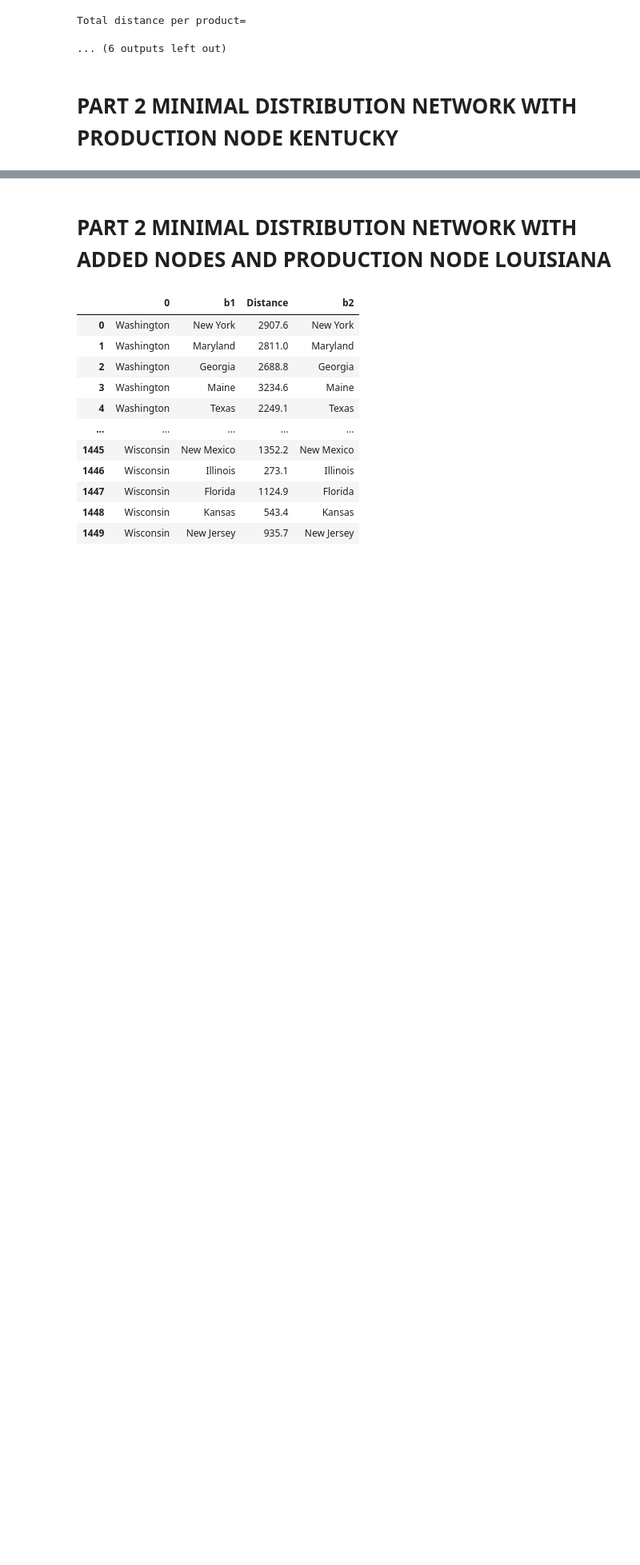
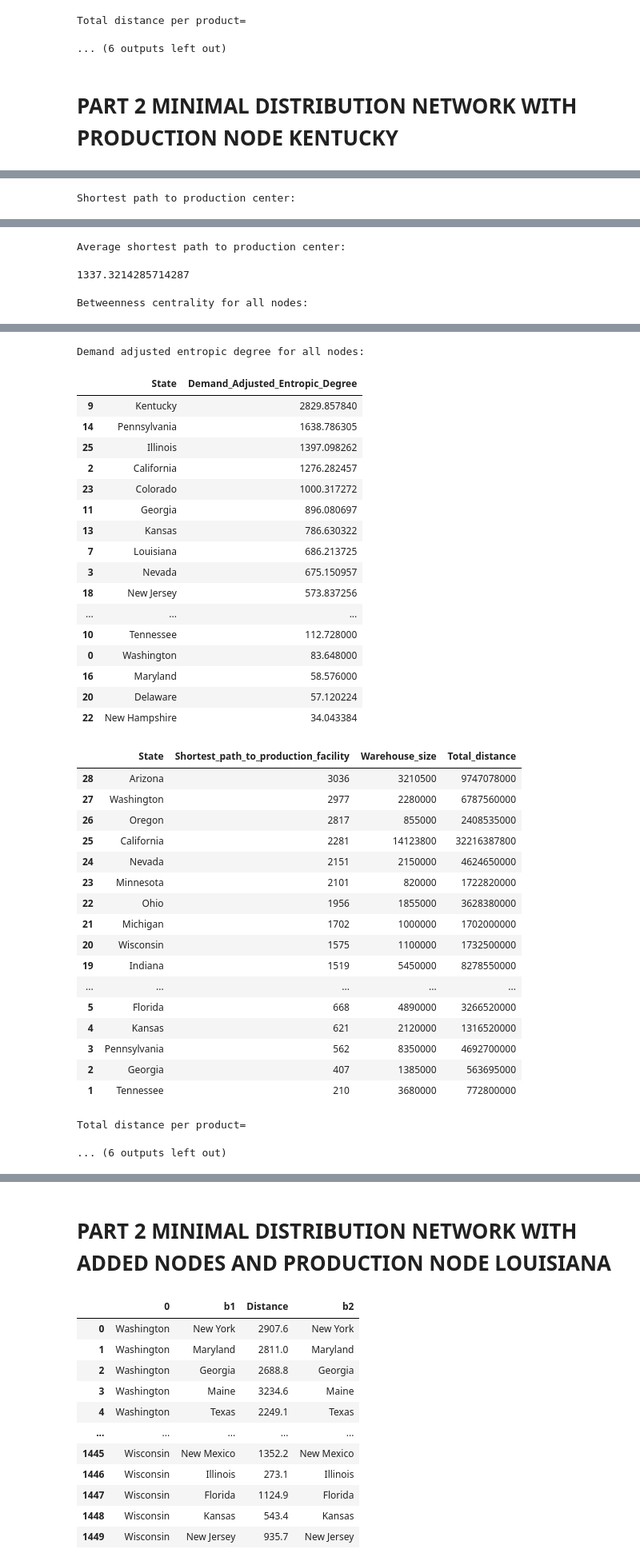
Before and after one commit to kelvinengee/network, a Jupyter notebook: Mississippi.ipynb, the cells around one changed output, grey strips where cells are left out. Shown at 80% size. Cells and saved outputs as stored; diff of their text form; code cells hidden in the pictures; blank space fills up the shorter version.

```diff
--- a/Mississippi.ipynb
+++ b/Mississippi.ipynb
@@ -514,6 +491,5 @@ directed
 # %%
 Mississippi_Graph.nodes["Kentucky"]["warehouse size"] = 50000000
 Mississippi_Graph.nodes["Louisiana"]["warehouse size"] = 5145000
-Directed_Graph= nx.from_pandas_edgelist(directed, 0, 'b', edge_attr='Distance', create_using= nx.DiGraph())
-print(Directed_Graph)
+metrics_graph(graph=a,graph2=a,weight='Distance',demand='warehouse size',location='Kentucky')
 # %% [output]
@@ -520,0 +514 @@ DiGraph with 29 nodes and 28 edges
+Shortest path to production center:
@@ -520,0 +532,3 @@ DiGraph with 29 nodes and 28 edges
+Average shortest path to production center:
+1337.3214285714287
+Betweenness centrality for all nodes:
@@ -520,0 +552,37 @@ DiGraph with 29 nodes and 28 edges
+Demand adjusted entropic degree for all nodes:
+|  | State | Demand_Adjusted_Entropic_Degree |
+| 9 | Kentucky | 2829.857840 |
+| 14 | Pennsylvania | 1638.786305 |
+| 25 | Illinois | 1397.098262 |
+| 2 | California | 1276.282457 |
+| 23 | Colorado | 1000.317272 |
+| 11 | Georgia | 896.080697 |
+| 13 | Kansas | 786.630322 |
+| 7 | Louisiana | 686.213725 |
+| 3 | Nevada | 675.150957 |
+| 18 | New Jersey | 573.837256 |
+| ... | ... | ... |
+| 10 | Tennessee | 112.728000 |
+| 0 | Washington | 83.648000 |
+| 16 | Maryland | 58.576000 |
+| 20 | Delaware | 57.120224 |
+| 22 | New Hampshire | 34.043384 |
+|  | State | Shortest_path_to_production_facility | Warehouse_size | Total_distance |
+| 28 | Arizona | 3036 | 3210500 | 9747078000 |
+| 27 | Washington | 2977 | 2280000 | 6787560000 |
+| 26 | Oregon | 2817 | 855000 | 2408535000 |
+| 25 | California | 2281 | 14123800 | 32216387800 |
+| 24 | Nevada | 2151 | 2150000 | 4624650000 |
+| 23 | Minnesota | 2101 | 820000 | 1722820000 |
+| 22 | Ohio | 1956 | 1855000 | 3628380000 |
+| 21 | Michigan | 1702 | 1000000 | 1702000000 |
+| 20 | Wisconsin | 1575 | 1100000 | 1732500000 |
+| 19 | Indiana | 1519 | 5450000 | 8278550000 |
+| ... | ... | ... | ... | ... |
+| 5 | Florida | 668 | 4890000 | 3266520000 |
+| 4 | Kansas | 621 | 2120000 | 1316520000 |
+| 3 | Pennsylvania | 562 | 8350000 | 4692700000 |
+| 2 | Georgia | 407 | 1385000 | 563695000 |
+| 1 | Tennessee | 210 | 3680000 | 772800000 |
+Total distance per product=
+... (6 outputs left out)
```
Also changed, not shown: parts of 21 cells of this notebook.
